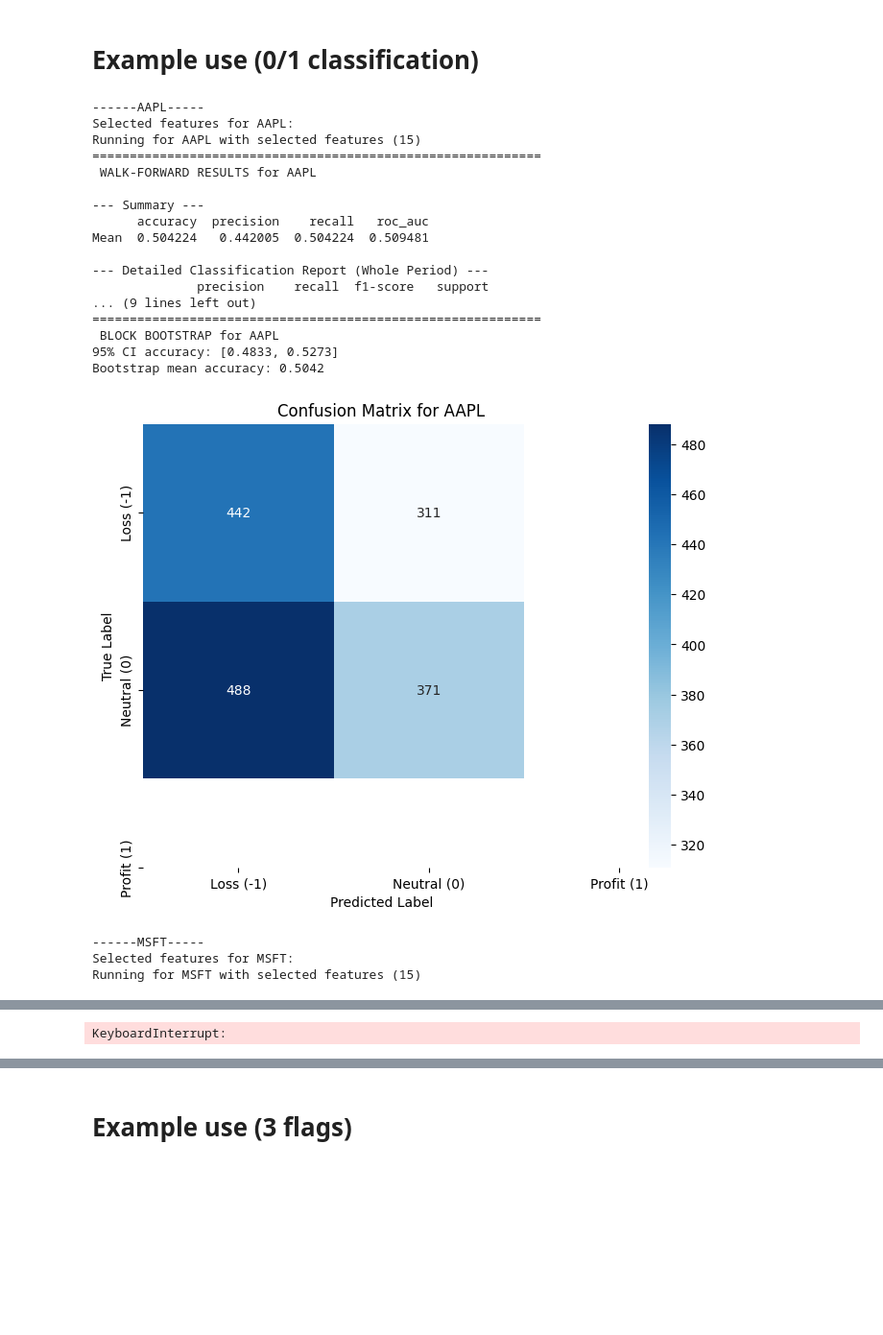
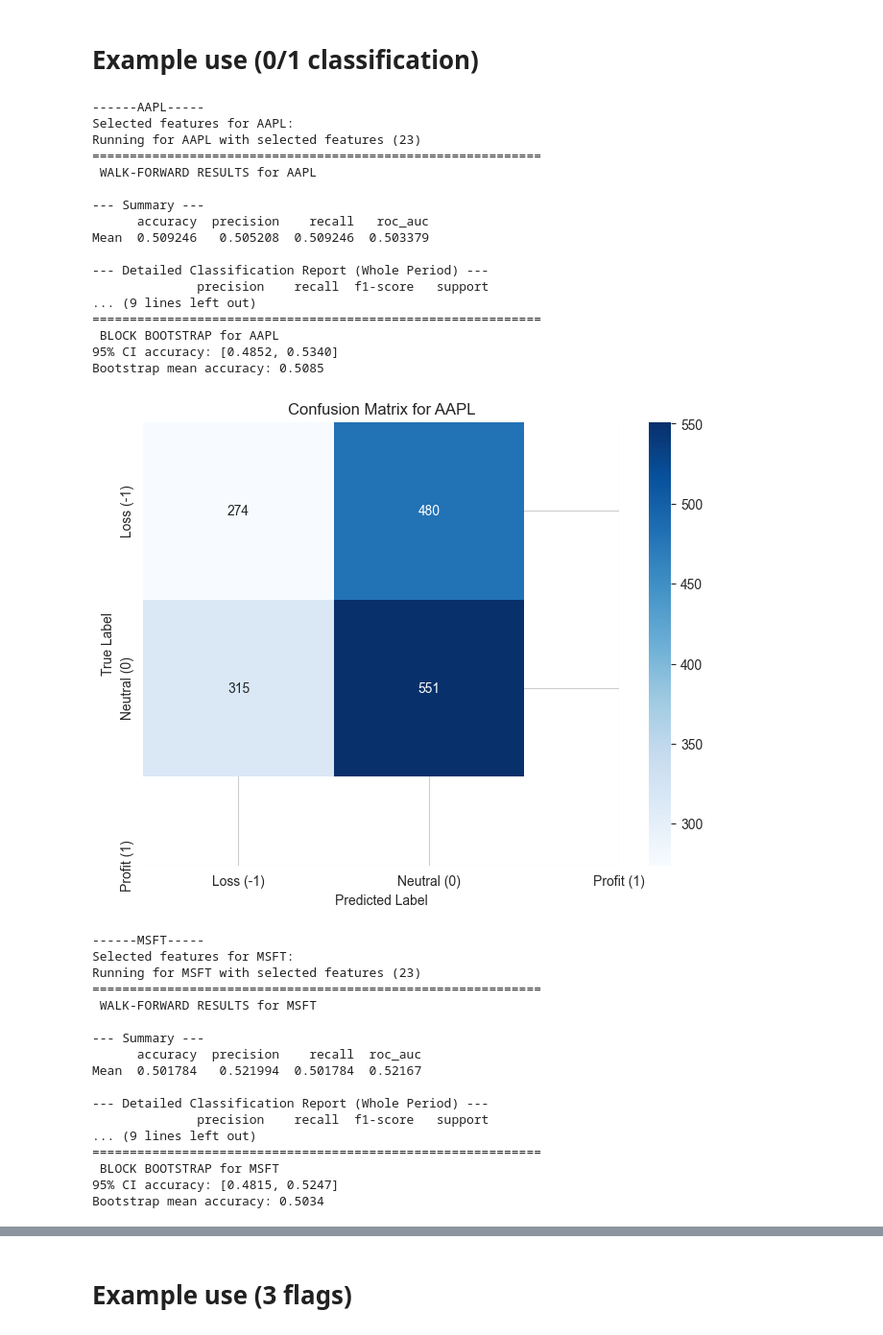
Before and after one commit to WObszan/Forecasting-Stock-Price-Direction, a Jupyter notebook: main_model/walk_forward+bootstraping/wf_bt.ipynb, the cells around one changed output, grey strips where cells are left out. Shown at 96% size. Cells and saved outputs as stored; diff of their text form; code cells hidden in the pictures; blank space fills up the shorter version.

```diff
--- a/main_model/walk_forward+bootstraping/wf_bt.ipynb
+++ b/main_model/walk_forward+bootstraping/wf_bt.ipynb
@@ -130,7 +130,7 @@ def build_ensemble_model_vote(X_train, y_train):
         )
 
         tscv = TimeSeriesSplit(n_splits=3)
-        score = cross_val_score(ensemble, X_train, y_train, cv=tscv, scoring='f1_weighted')
+        score = cross_val_score(ensemble, X_train, y_train, cv=tscv, scoring='precision_weighted')
 
         return score.mean()
 
@@ -413,7 +413,7 @@ def run_stage4_for_ticker(df_raw, ticker, selected_features, model_version, targ
 # %%
 tickers = ["AAPL", "MSFT", "GOOGL"]
 
-with open("../../selected_features/feature_dict.json", "r") as f:
+with open("../../selected_features/feature_dict_binary.json", "r") as f:
     feature_dict = json.load(f)
 
 def get_all_features(df):
@@ -432,38 +432,52 @@ for share in tickers:
     # run_stage4_for_ticker(data, share, features_aapl)
     print(f"Running for {share} with selected features ({len(selected_features)})")
     df, acc_smples, result = run_stage4_for_ticker(data, share, selected_features, model_version=build_ensemble_model_vote, target_type="binary")
     output[share] = result
 
 def json_converter(obj):
     if isinstance(obj, (pd.DataFrame, pd.Series)):
         return obj.to_dict()
     if isinstance(obj, np.float64):
         return float(obj)
     if isinstance(obj, np.ndarray):
         return obj.tolist()
     return str(obj)
 
 with open("../results/best_result(binary).json", "w") as f:
         json.dump(output, f, indent=2, default=json_converter)
 # %% [output]
 ------AAPL-----
 Selected features for AAPL:
-Running for AAPL with selected features (15)
+Running for AAPL with selected features (23)
 ============================================================
  WALK-FORWARD RESULTS for AAPL
 
 --- Summary ---
       accuracy  precision    recall   roc_auc
-Mean  0.504224   0.442005  0.504224  0.509481
+Mean  0.509246   0.505208  0.509246  0.503379
 
 --- Detailed Classification Report (Whole Period) ---
               precision    recall  f1-score   support
 ... (9 lines left out)
 ============================================================
  BLOCK BOOTSTRAP for AAPL
-95% CI accuracy: [0.4833, 0.5273]
-Bootstrap mean accuracy: 0.5042
+95% CI accuracy: [0.4852, 0.5340]
+Bootstrap mean accuracy: 0.5085
-[figure, old version]
+[figure, new version]
 ------MSFT-----
 Selected features for MSFT:
-Running for MSFT with selected features (15)
+Running for MSFT with selected features (23)
+============================================================
+ WALK-FORWARD RESULTS for MSFT
+
+--- Summary ---
+      accuracy  precision    recall  roc_auc
+Mean  0.501784   0.521994  0.501784  0.52167
+
+--- Detailed Classification Report (Whole Period) ---
+              precision    recall  f1-score   support
+... (9 lines left out)
+============================================================
+ BLOCK BOOTSTRAP for MSFT
+95% CI accuracy: [0.4815, 0.5247]
+Bootstrap mean accuracy: 0.5034
@@ -487 +501,0 @@ KeyboardInterrupt
-KeyboardInterrupt:
```
Also changed, not shown: parts of 3 cells of this notebook, 4 other files.
